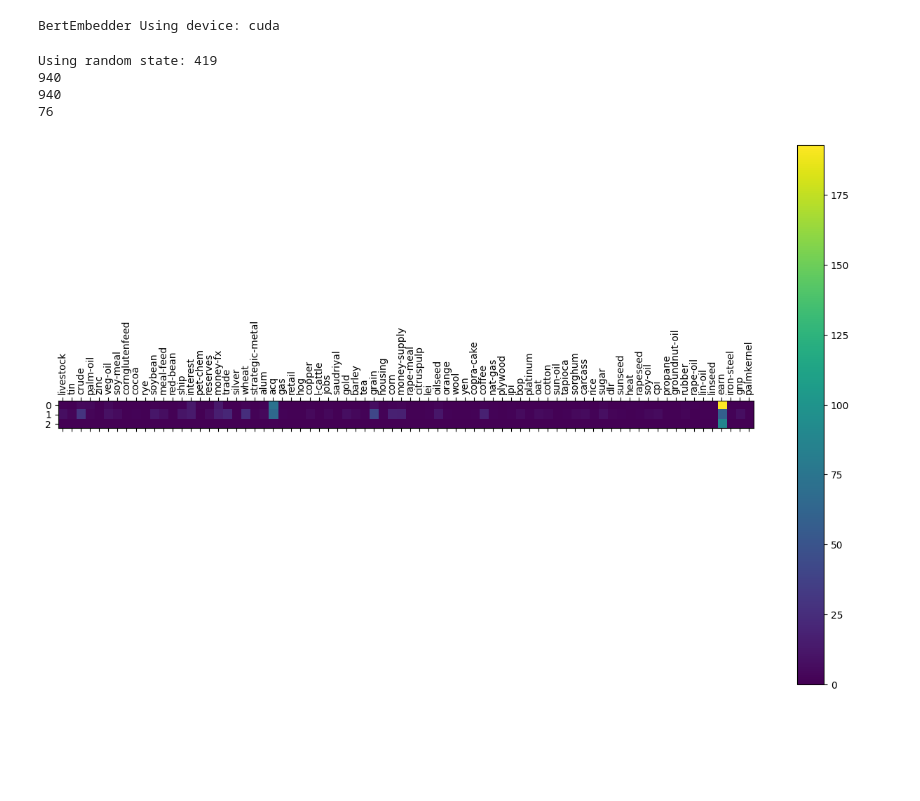
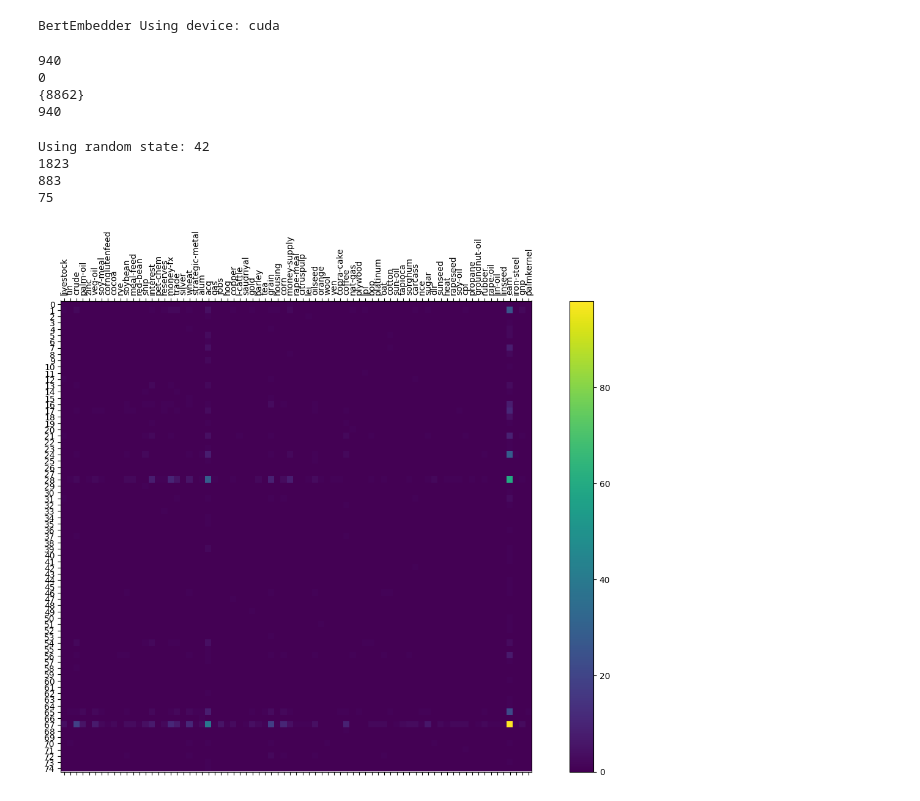
Before and after one commit to Noam-Sasson/Advanced-IR-Project, a Jupyter notebook: tries.ipynb, the cells around one changed output. Cells and saved outputs as stored; diff of their text form; code cells hidden in the pictures; blank space fills up the shorter version.

Commit message:
compact visualization

```diff
--- a/tries.ipynb
+++ b/tries.ipynb
@@ -406,7 +417,7 @@ train_corpus = [doc['text'] for doc in subset_dataset]
 bert_embedder = BertEmbedder()
 tfidf_embedder = TFIDFEmbedder(train_corpus)
 
-embedders = [tfidf_embedder, bert_embedder]
+embedders = {'tf-idf':tfidf_embedder, 'bert' :bert_embedder}
 
 general_clustering_model = CustomClusteringModel(window_size=30)
 
@@ -420,3 +431,24 @@ general_clustering_model.combine_embeddings_per_doc(weights_type='inv_sqrt_len',
+# %%
+count = 0
+count_9603 = 0
+len_set = set()
+for i in range(len(general_clustering_model.combined_embeddings_list)):
+    if general_clustering_model.combined_embeddings_list[i].shape[0] != 9630:
+        count+=1
+    else:
+        count_9603 +=1
+
+    len_set.add(general_clustering_model.combined_embeddings_list[i].shape[0])
+
+print(count)
+print(count_9603)
+print(len_set)
+print(len(general_clustering_model.combined_embeddings_list))
+# %% [output]
+940
+0
+{8862}
+940
 # %%
 import numpy as np
 import matplotlib.pyplot as plt
@@ -433,8 +465,8 @@ tsne_embeddings = tsne.fit_transform(combined_embeddings_array)
 all_topics = set(l for sublist in general_clustering_model.labels for l in sublist)
 
 # Perform KMeans clustering
-n = 3#len(all_topics)
-kmeans_model = general_clustering_model.cluster(n)
+n = len(all_topics)
+kmeans_model = general_clustering_model.cluster(n, rand_state=42)
 kmeans_labels = kmeans_model.labels_
 
 print(len(kmeans_model.labels_))
@@ -445,35 +477,36 @@ print(len(all_topics))
 # topics statistics for each cluster
 topic_to_index = {topic: i for i, topic in enumerate(all_topics)}
 index_to_topic = {i: topic for i, topic in enumerate(all_topics)}
 
 cluster_topic_counts = {i: {topic: 0 for topic in all_topics} for i in range(n)}
 cluster_count = {i: 0 for i in range(n)}
 for cluster_label, topics in zip(kmeans_labels, general_clustering_model.labels):
     for topic in topics:
         cluster_topic_counts[int(cluster_label)][topic] += 1
     cluster_count[int(cluster_label)] += 1
 
 
 not_empty_clusters = [cluster for cluster, count in cluster_count.items() if count > 0]
 cluster_topic_counts = {i: cluster_topic_counts[i] for i in not_empty_clusters}
 fig, ax = plt.subplots(figsize=(16, 10))
 cax = ax.matshow(np.array([list(cluster_topic_counts[i].values()) for i in not_empty_clusters], dtype=float), cmap='viridis')
 fig.colorbar(cax)
 ax.set_xticks(range(len(all_topics)))
 ax.set_xticklabels(all_topics, rotation=90)
 ax.set_yticks(range(n))
 ax.set_yticklabels(range(n))
+plt.title('Topics distribution for each cluster')
 plt.show()
 
 # Plot the t-SNE embeddings
 plt.figure(figsize=(10, 10))
 plt.scatter(tsne_embeddings[:, 0], tsne_embeddings[:, 1], c=kmeans_labels, cmap='tab10')
 plt.colorbar()
 plt.title('t-SNE visualization of document embeddings')
 plt.show()
 # %% [output]
-Using random state: 419
-940
-940
-76
+Using random state: 42
+1823
+883
+75
-[figure, old version]
+[figure, new version]
```
Also changed, not shown: parts of 3 cells of this notebook.
